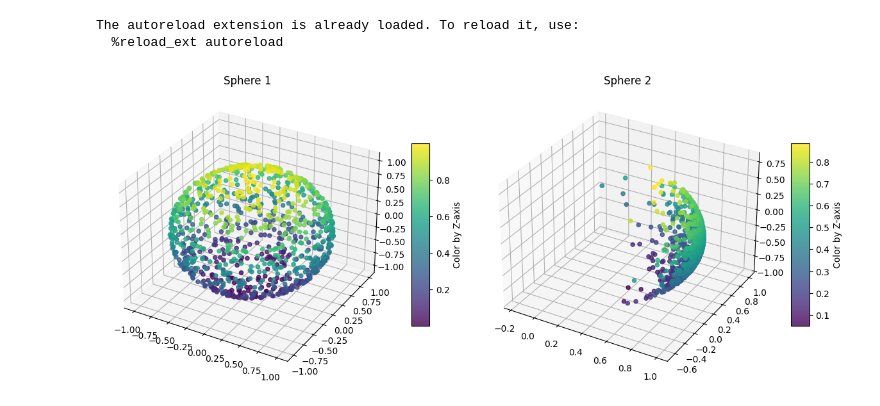
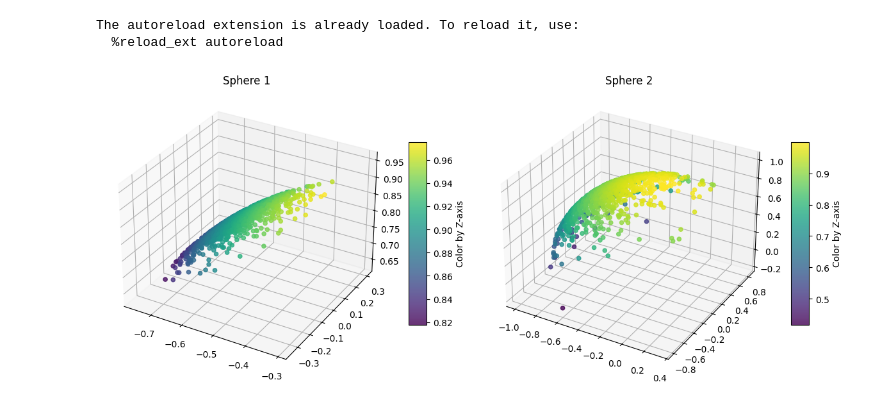
Before and after one commit to BosonicJustin/CLTheory, a Jupyter notebook: Sphere Reconstruction (vMF vs Normal) Identity.ipynb, the cells around one changed output. Saved outputs shown, nothing was run; the diff lists cells and outputs as text; code cells hidden in the pictures.

```diff
--- a/Sphere Reconstruction (vMF vs Normal) Identity.ipynb
+++ b/Sphere Reconstruction (vMF vs Normal) Identity.ipynb
@@ -17,30 +17,25 @@ The autoreload extension is already loaded. To reload it, use:
 # %%
 latent_dimension = 3 # Operate on a latent space dimension 3
 data_dimension = 3 # Make data dimension identical
-kappa = tau = 10 # Use 0.1 for kappa
+kappa = tau = 10
 normal_concentration_param = 0.1 # Default in Zimmerman's code
 
-iterations = 2000
+iterations = 1000
 batch = 6144
 
 # Initialize a unit hypersphere of dimension 3
 sphere = NSphereSpace(latent_dimension)
 ref = sphere.uniform(1)[0]
 z1 = sphere.von_mises_fisher(ref, 0.1, 1000)
 
 # Take a lot of samples for training
 
 z2 = sphere.von_mises_fisher(ref, 10, 1000)
-# z_aug = sphere.normal(z, normal_concentration_param, 1000)
+z_aug = sphere.normal(ref, normal_concentration_param, 1000)
 
-visualize_spheres_side_by_side(plt, z1, z2)
-
-# z, z_aug = sample_pairs()
-# z_2, z_2_aug = sample_pairs_normal(1000)
-
-# visualize_spheres_side_by_side(plt, z, z_aug)
+visualize_spheres_side_by_side(plt, z_aug, z2)
 # %% [output]
-[figure, old version]
+[figure, new version]
 # %%
 # Initialize data generation process
 g = torch.nn.Identity()
```
Also changed, not shown: parts of 3 cells of this notebook, 5 other files.
